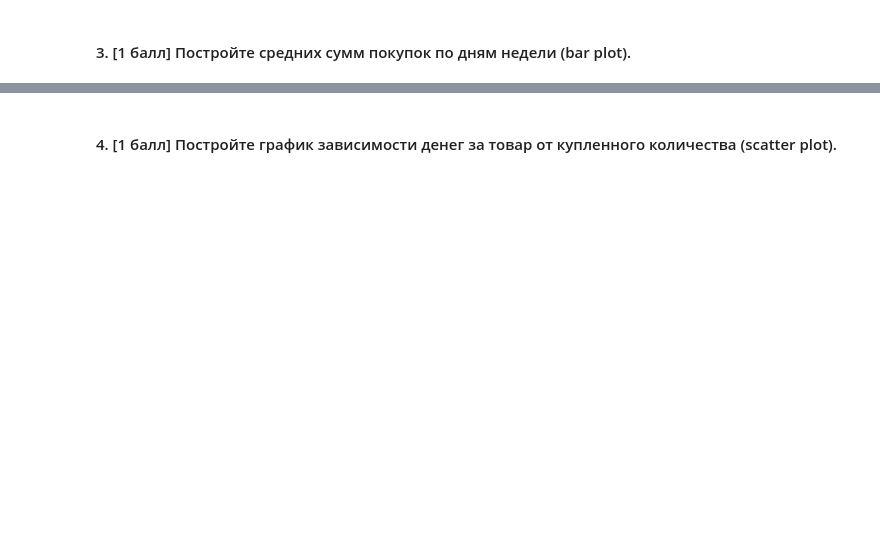
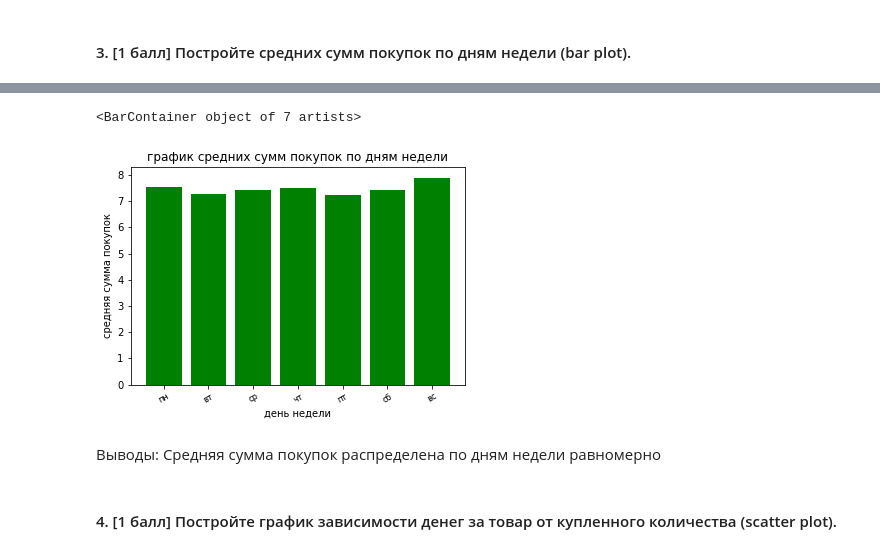
Before and after one commit to hse-mlearn/ha-01-mvdokuchaev, a Jupyter notebook: homework-practice-01.ipynb, the cells around one changed output, grey strips where cells are left out. Saved outputs shown, nothing was run; the diff lists cells and outputs as text; code cells hidden in the pictures; blank space fills up the shorter version.

```diff
--- a/homework-practice-01.ipynb
+++ b/homework-practice-01.ipynb
@@ -612,0 +607,11 @@ cx1.plot(data.groupby('date').sum()['item_price2'])
+# %%
+ned1 = pd.Series(data.groupby('date').sum()['item_price2'])
+ned2 = pd.Series(data.groupby('date').count()['order_id'])
+ned3 = pd.Series([(ned1[0]+ned1[7]+ned1[14]+ned1[21]+ned1[28])/(ned2[0]+ned2[7]+ned2[14]+ned2[21]+ned2[28]),
+                 (ned1[1]+ned1[8]+ned1[15]+ned1[22]+ned1[29])/(ned2[1]+ned2[8]+ned2[15]+ned2[22]+ned2[29]),
+                 (ned1[2]+ned1[9]+ned1[16]+ned1[23])/(ned2[2]+ned2[9]+ned2[16]+ned2[23]),
+                 (ned1[3]+ned1[10]+ned1[17]+ned1[24])/(ned2[3]+ned2[10]+ned2[17]+ned2[24]),
+                 (ned1[4]+ned1[11]+ned1[18]+ned1[25])/(ned2[4]+ned2[11]+ned2[18]+ned2[25]),
+                 (ned1[5]+ned1[12]+ned1[19]+ned1[26])/(ned2[5]+ned2[12]+ned2[19]+ned2[26]),
+                 (ned1[6]+ned1[13]+ned1[20]+ned1[27])/(ned2[6]+ned2[13]+ned2[20]+ned2[27])])
+ned3
@@ -613,2 +631,15 @@ cx1.plot(data.groupby('date').sum()['item_price2'])
+# %%
+fig3 = plt.figure()
+cx1 = fig3.add_subplot(1, 1, 1)
+cx1.set_title('график средних сумм покупок по дням недели')
+cx1.set_xlabel('день недели')
+cx1.set_ylabel('средняя сумма покупок')
+labels = cx1.set_xticklabels(['', 'пн','вт','ср','чт','пт', 'сб', 'вс'], rotation=30, fontsize='small')
+cx1.bar(height=ned3, x= ned3.index, color='g')
+# %% [output]
+<BarContainer object of 7 artists>
+[figure, added]
+# %% [markdown]
+Выводы: Средняя сумма покупок распределена по дням недели равномерно
 # %% [markdown]
 #### 4. [1 балл] Постройте график зависимости денег за товар от купленного количества (scatter plot).
```
Also changed, not shown: parts of 13 cells of this notebook.
